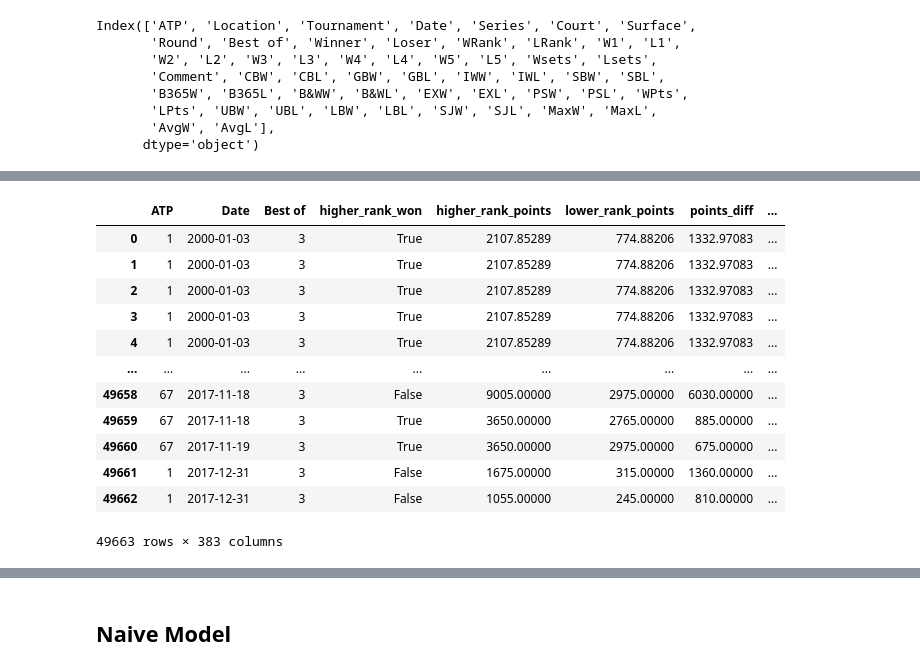
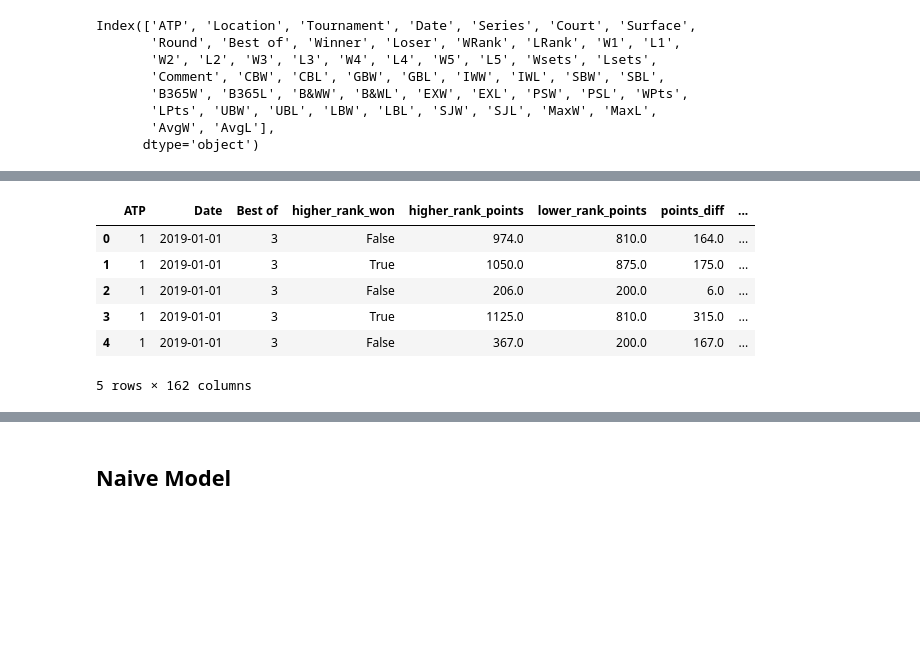
Before and after one commit to Harish-Thota1/Predicting_Tennis_Matches, a Jupyter notebook: Tennis_Research_ProjectB.ipynb, the cells around one changed output, grey strips where cells are left out. Saved outputs shown, nothing was run; the diff lists cells and outputs as text; code cells hidden in the pictures; blank space fills up the shorter version.

```diff
--- a/Tennis_Research_ProjectB.ipynb
+++ b/Tennis_Research_ProjectB.ipynb
@@ -102,16 +100,14 @@ Index(['ATP', 'Location', 'Tournament', 'Date', 'Series', 'Court', 'Surface',
        'LPts', 'UBW', 'UBL', 'LBW', 'LBL', 'SJW', 'SJL', 'MaxW', 'MaxL',
        'AvgW', 'AvgL'],
       dtype='object')
-# %%
-odds_columns = ['B365W', 'B365L', 'B&WW', 'B&WL', 'CBW', 'CBL', 'EXW', 'EXL', 'LBW', 'LBL',
-                'GBW', 'GBL', 'IWW', 'IWL', 'PSW', 'PSL', 'SBW', 'SBL', 'SJW', 'SJL',
-                'UBW', 'UBL', 'MaxW', 'MaxL', 'AvgW', 'AvgL']
 # %%
 def preprocess_dataset(df):
 
+    # Not considering Max and Avg columns
+
     odds_columns = ['B365W', 'B365L', 'B&WW', 'B&WL', 'CBW', 'CBL', 'EXW', 'EXL', 'LBW', 'LBL',
                 'GBW', 'GBL', 'IWW', 'IWL', 'PSW', 'PSL', 'SBW', 'SBL', 'SJW', 'SJL',
-                'UBW', 'UBL', 'MaxW', 'MaxL', 'AvgW', 'AvgL']
+                'UBW', 'UBL']
 
 
     df['WRank'].replace('NR', np.nan, inplace=True)
@@ -136,7 +132,6 @@ def preprocess_dataset(df):
     df_odds['EXW'] = df_odds['EXW'].replace('2.,3', 2.3).astype(float)
 
 
-
     df_odds = df_odds.astype({'Location': 'category', 'Tournament': 'category', 'Series': 'category','Court': 'category', 'Surface': 'category', 'Round': 'category' })
 
 
@@ -157,5 +152,5 @@ def preprocess_dataset(df):
 
     return df_final
 # %%
-split_time = "2018-01-01"
+split_time = "2019-01-01"
 df_odds_train = all_years_df[all_years_df.Date < split_time]
@@ -234,19 +203,13 @@ See the caveats in the documentation: https://pandas.pydata.org/pandas-docs/stab
 # %%
 df_odds_validation.fillna(means, inplace=True)
 # %%
-df_odds_train
+df_odds_validation.head()
 # %% [output]
 |  | ATP | Date | Best of | higher_rank_won | higher_rank_points | lower_rank_points | points_diff | ... |
-| 0 | 1 | 2000-01-03 | 3 | True | 2107.85289 | 774.88206 | 1332.97083 | ... |
-| 1 | 1 | 2000-01-03 | 3 | True | 2107.85289 | 774.88206 | 1332.97083 | ... |
-| 2 | 1 | 2000-01-03 | 3 | True | 2107.85289 | 774.88206 | 1332.97083 | ... |
-| 3 | 1 | 2000-01-03 | 3 | True | 2107.85289 | 774.88206 | 1332.97083 | ... |
-| 4 | 1 | 2000-01-03 | 3 | True | 2107.85289 | 774.88206 | 1332.97083 | ... |
-| ... | ... | ... | ... | ... | ... | ... | ... | ... |
-| 49658 | 67 | 2017-11-18 | 3 | False | 9005.00000 | 2975.00000 | 6030.00000 | ... |
-| 49659 | 67 | 2017-11-18 | 3 | True | 3650.00000 | 2765.00000 | 885.00000 | ... |
-| 49660 | 67 | 2017-11-19 | 3 | True | 3650.00000 | 2975.00000 | 675.00000 | ... |
-| 49661 | 1 | 2017-12-31 | 3 | False | 1675.00000 | 315.00000 | 1360.00000 | ... |
-| 49662 | 1 | 2017-12-31 | 3 | False | 1055.00000 | 245.00000 | 810.00000 | ... |
+| 0 | 1 | 2019-01-01 | 3 | False | 974.0 | 810.0 | 164.0 | ... |
+| 1 | 1 | 2019-01-01 | 3 | True | 1050.0 | 875.0 | 175.0 | ... |
+| 2 | 1 | 2019-01-01 | 3 | False | 206.0 | 200.0 | 6.0 | ... |
+| 3 | 1 | 2019-01-01 | 3 | True | 1125.0 | 810.0 | 315.0 | ... |
+| 4 | 1 | 2019-01-01 | 3 | False | 367.0 | 200.0 | 167.0 | ... |
-49663 rows × 383 columns
+5 rows × 162 columns
 # %%
```
Also changed, not shown: parts of 36 cells of this notebook.
